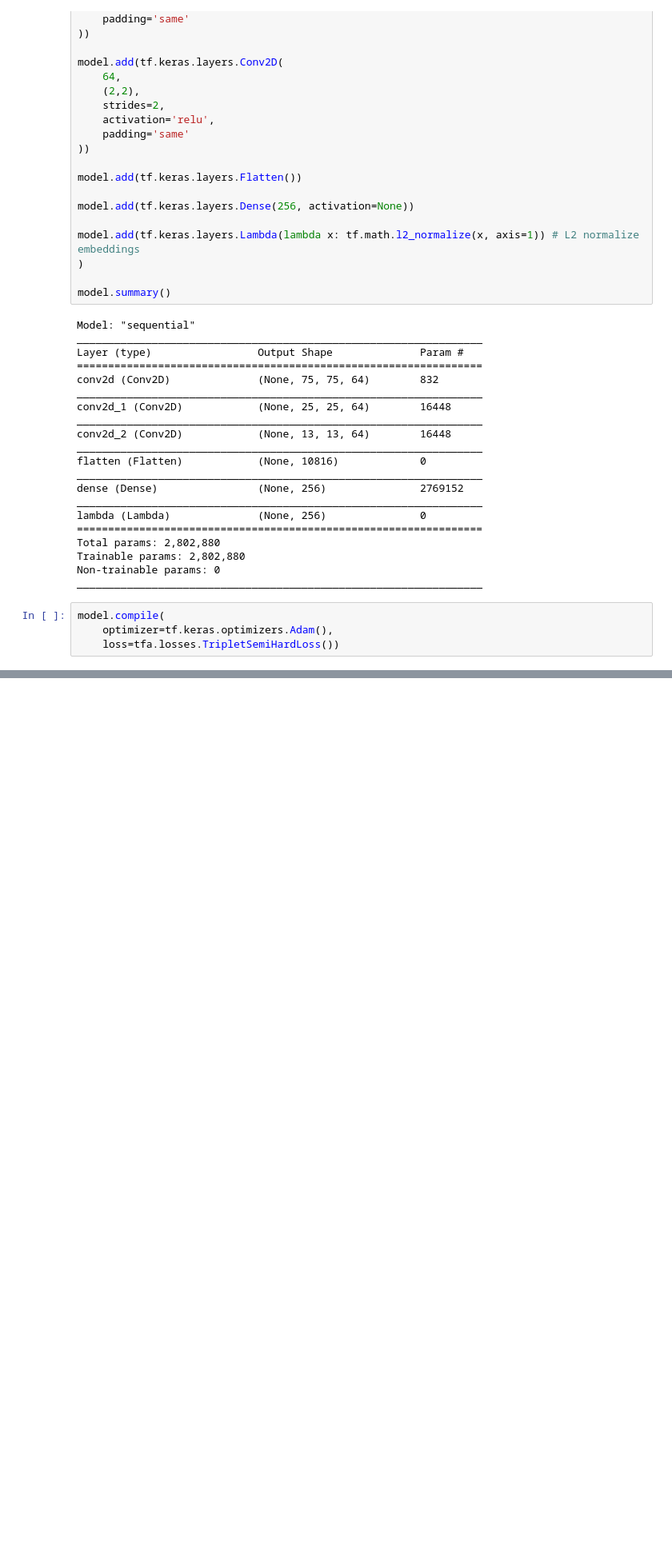
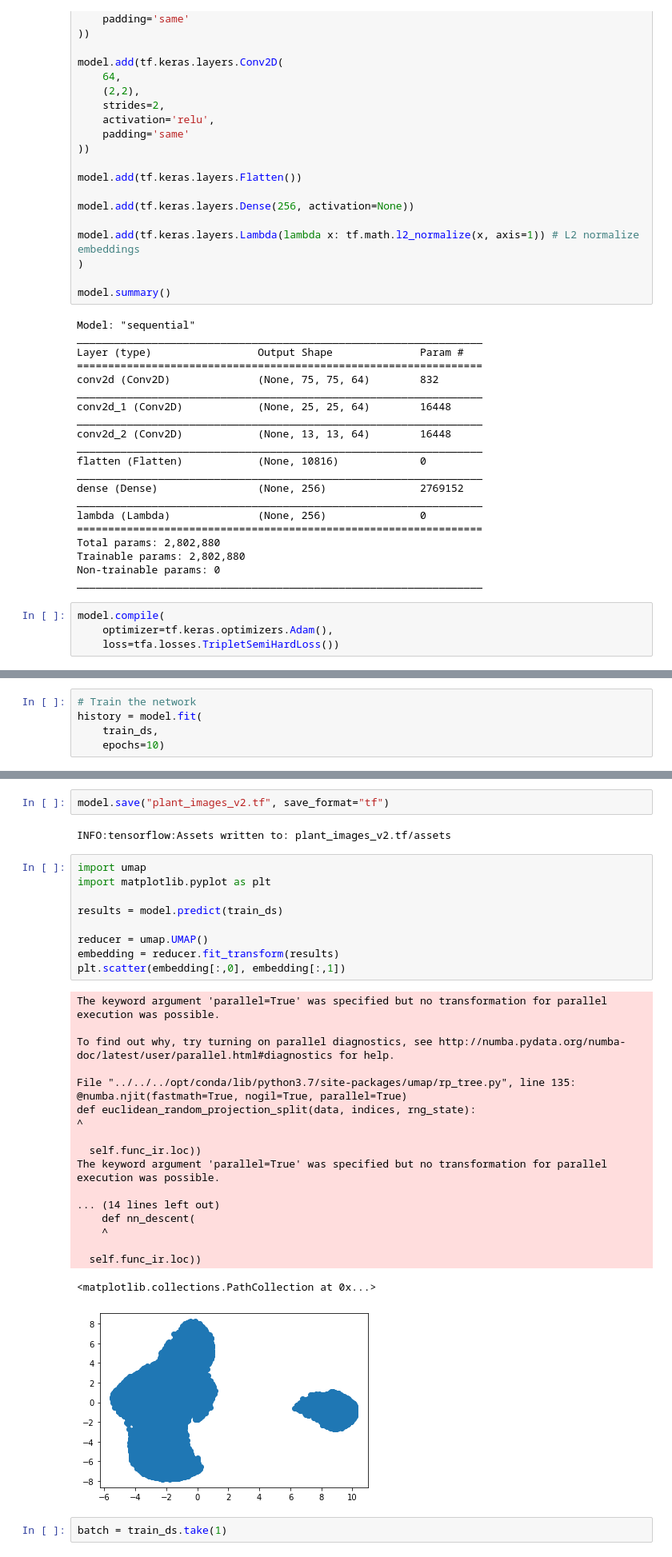
Before and after one commit to gengler1123/Triplet_Loss_Demo, a Jupyter notebook: notebooks/PlantImages.ipynb, the cells around one changed output, grey strips where cells are left out. Shown at 80% size. Cells and saved outputs as stored; diff of their text form; blank space fills up the shorter version.

```diff
--- a/notebooks/PlantImages.ipynb
+++ b/notebooks/PlantImages.ipynb
@@ -190,0 +213,5 @@ Epoch 1/20
+# %%
+# Train the network
+history = model.fit(
+    train_ds,
+    epochs=10)
@@ -190,0 +239,35 @@ Epoch 1/20
+# %%
+model.save("plant_images_v2.tf", save_format="tf")
+# %% [output]
+INFO:tensorflow:Assets written to: plant_images_v2.tf/assets
+# %%
+import umap
+import matplotlib.pyplot as plt
+
+results = model.predict(train_ds)
+
+reducer = umap.UMAP()
+embedding = reducer.fit_transform(results)
+plt.scatter(embedding[:,0], embedding[:,1])
+# %% [output]
+The keyword argument 'parallel=True' was specified but no transformation for parallel execution was possible.
+
+To find out why, try turning on parallel diagnostics, see http://numba.pydata.org/numba-doc/latest/user/parallel.html#diagnostics for help.
+
+File "../../../opt/conda/lib/python3.7/site-packages/umap/rp_tree.py", line 135:
+@numba.njit(fastmath=True, nogil=True, parallel=True)
+def euclidean_random_projection_split(data, indices, rng_state):
+^
+
+  self.func_ir.loc))
+The keyword argument 'parallel=True' was specified but no transformation for parallel execution was possible.
+
+... (14 lines left out)
+    def nn_descent(
+    ^
+
+  self.func_ir.loc))
+<matplotlib.collections.PathCollection at 0x...>
+[figure, added]
+# %%
+batch = train_ds.take(1)
```
Also changed, not shown: parts of 16 cells of this notebook, 9 other files.
